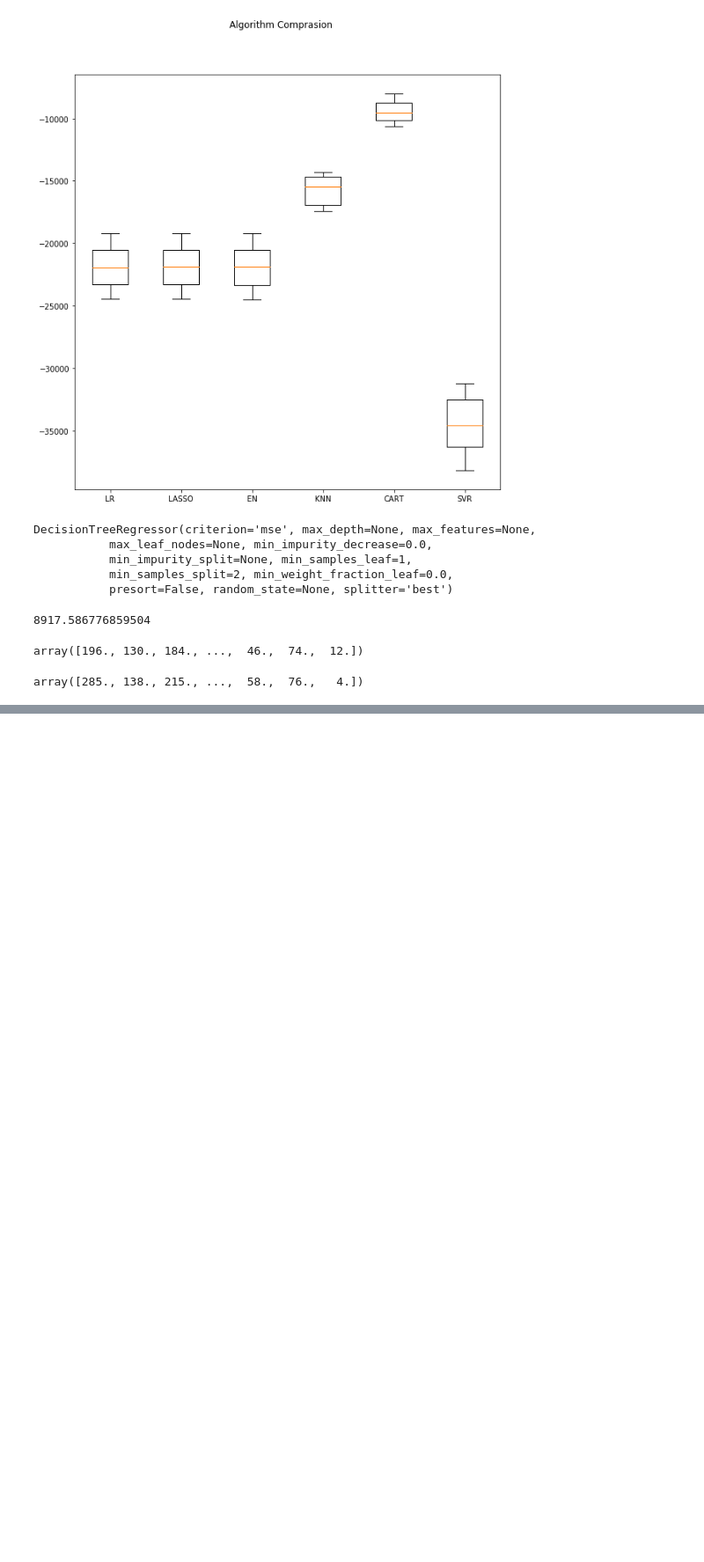
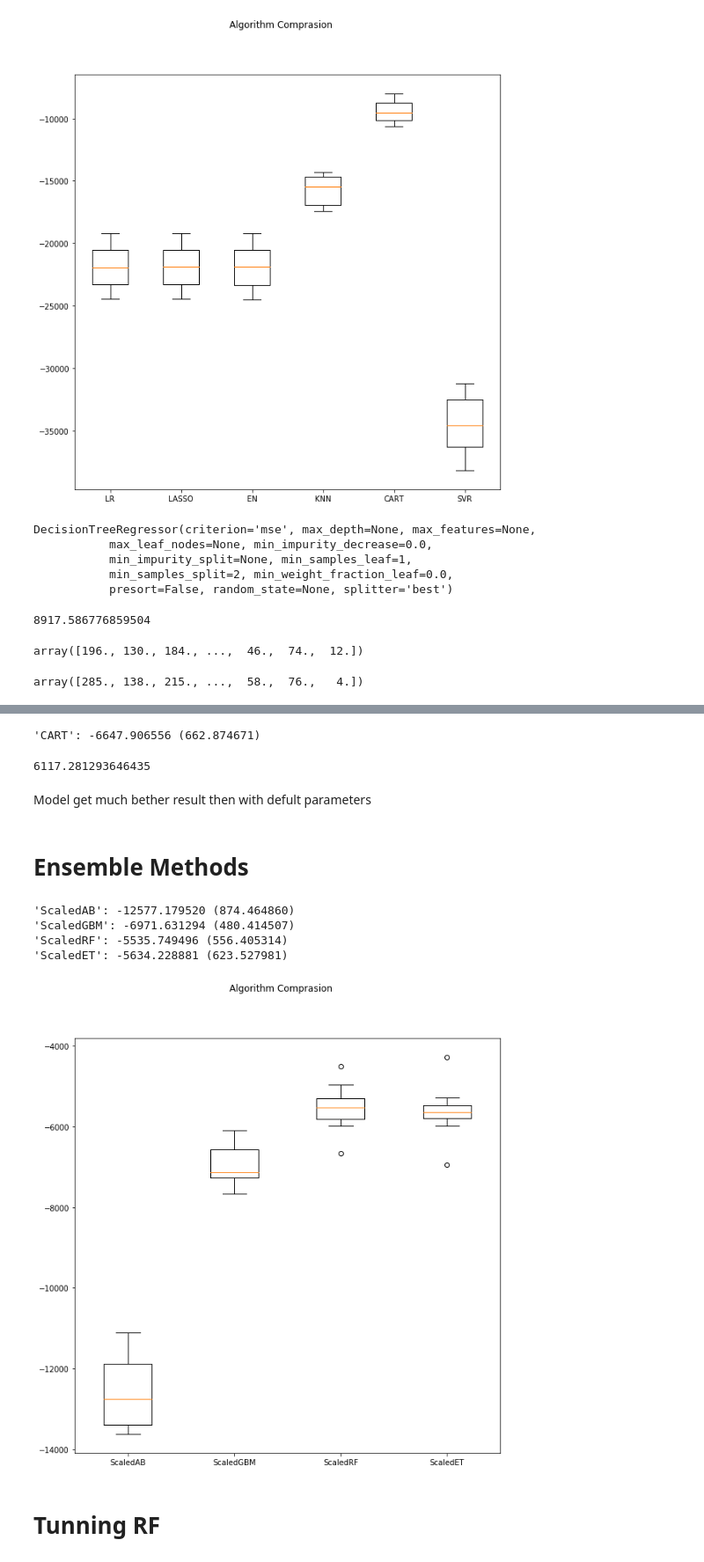
Before and after one commit to Moribund7/Bike_Sharing_Demand, a Jupyter notebook: model.ipynb, the cells around one changed output, grey strips where cells are left out. Shown at 88% size. Cells and saved outputs as stored; diff of their text form; code cells hidden in the pictures; blank space fills up the shorter version.

```diff
--- a/model.ipynb
+++ b/model.ipynb
@@ -286,0 +446,26 @@ array([285., 138., 215., ...,  58.,  76.,   4.])
+# %%
+models=[]
+models.append(('CART',DecisionTreeRegressor(splitter='best',min_samples_split=7,min_samples_leaf=12,max_depth=90)))
+results=[]
+names=[]
+for name, model in models:
+    kfold=KFold(n_splits=num_folds,random_state=seed,shuffle=True)
+    cv_results=cross_val_score(model,X_train,Y_train,cv=kfold,scoring=scoring)
+    results.append(cv_results)
+    names.append(name)
+    message="%a: %f (%f)" % (name,cv_results.mean(),cv_results.std())
+    print(message)
+# %% [output]
+'CART': -6647.906556 (662.874671)
+# %%
+model=DecisionTreeRegressor(splitter='best',min_samples_split=7,min_samples_leaf=12,max_depth=90)
+results=[]
+model.fit(X=X_train,y=Y_train)
+predictions=model.predict(X_validation)
+print(mean_squared_error(Y_validation,predictions))
+# %% [output]
+6117.281293646435
+# %% [markdown]
+Model get much bether result then with defult parameters
+# %% [markdown]
+# Ensemble Methods
@@ -286,0 +477,32 @@ array([285., 138., 215., ...,  58.,  76.,   4.])
+# %%
+ensembles=[]
+ensembles.append(('ScaledAB',Pipeline([('Scaler',StandardScaler()),('AB',AdaBoostRegressor())])))
+ensembles.append(('ScaledGBM',Pipeline([('Scaler',StandardScaler()),('GBM',GradientBoostingRegressor())])))
+ensembles.append(('ScaledRF',Pipeline([('Scaler',StandardScaler()),('RF',RandomForestRegressor())])))
+ensembles.append(('ScaledET',Pipeline([('Scaler',StandardScaler()),('ET',ExtraTreesRegressor())])))
+
+results=[]
+names=[]
+for name, model in ensembles:
+    kfold=KFold(n_splits=num_folds,random_state=seed,shuffle=True)
+    cv_results=cross_val_score(model,X_train,Y_train,cv=kfold,scoring=scoring)
+    results.append(cv_results)
+    names.append(name)
+    message="%a: %f (%f)" % (name,cv_results.mean(),cv_results.std())
+    print(message)
+# %% [output]
+'ScaledAB': -12577.179520 (874.464860)
+'ScaledGBM': -6971.631294 (480.414507)
+'ScaledRF': -5535.749496 (556.405314)
+'ScaledET': -5634.228881 (623.527981)
+# %%
+fig=plt.figure()
+fig.suptitle('Algorithm Comprasion')
+ax=fig.add_subplot(111)
+plt.boxplot(results)
+ax.set_xticklabels(names)
+plt.show()
+# %% [output]
+[figure, added]
+# %% [markdown]
+# Tunning RF
```
Also changed, not shown: parts of 22 cells of this notebook.
